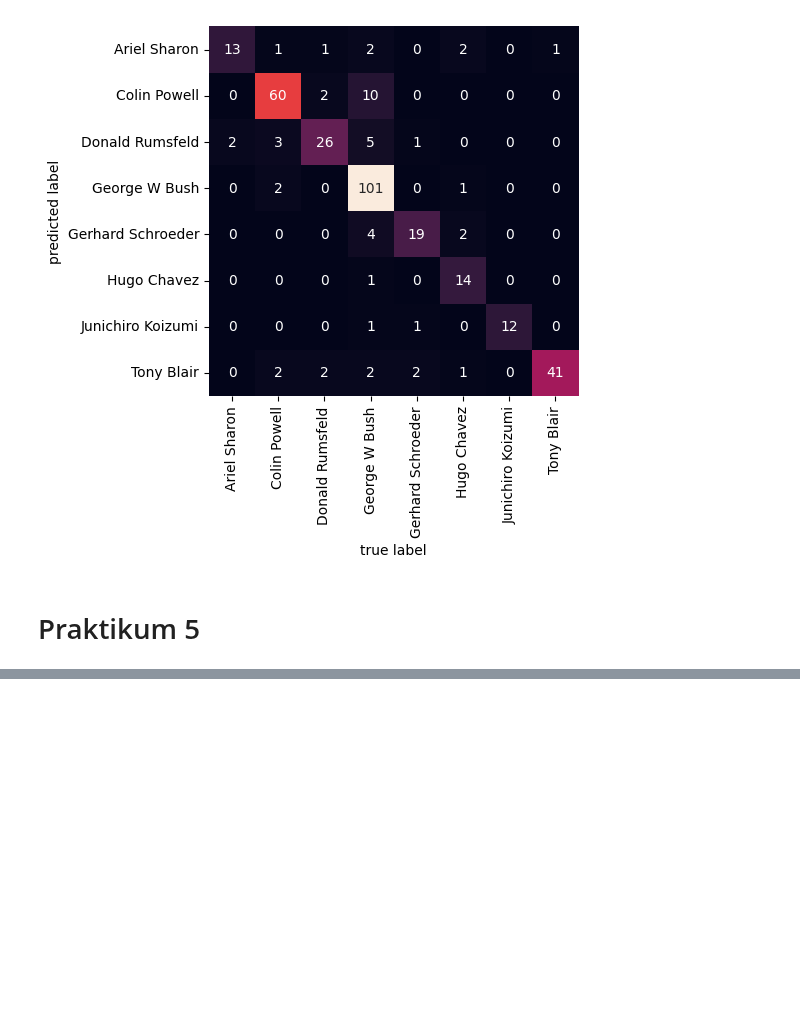
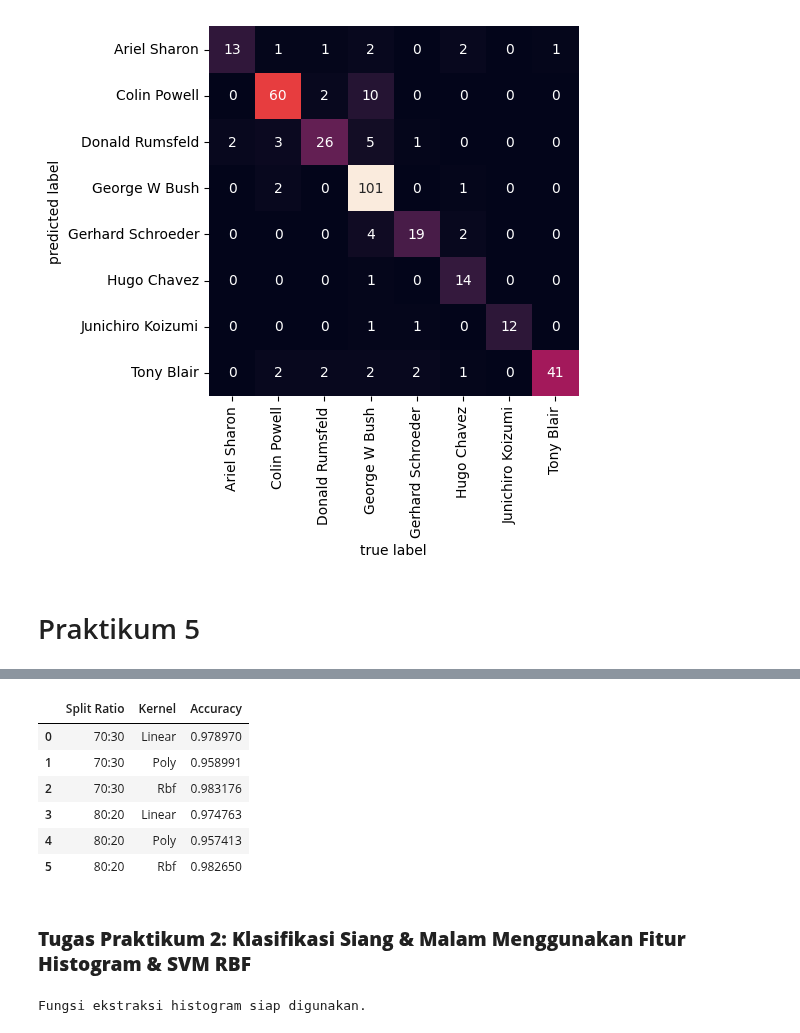
Before and after one commit to Marcel-12345/MachineLearning, a Jupyter notebook: TG11_244107020141_AnselmusMarcelPutraAndria.ipynb, the cells around one changed output, grey strips where cells are left out. Drawn from its saved outputs; the diff is of its cells as text; code cells hidden in the pictures; blank space fills up the shorter version.

```diff
--- a/TG11_244107020141_AnselmusMarcelPutraAndria.ipynb
+++ b/TG11_244107020141_AnselmusMarcelPutraAndria.ipynb
@@ -371,0 +413,65 @@ Text(113.92222222222219, 0.5, 'predicted label')
+# %%
+# 3. Eksperimen Split Rasio & Kernel
+split_ratios = [0.3, 0.2]  # Test size untuk 70:30 dan 80:20
+kernels = ['linear', 'poly', 'rbf']
+results = []
+
+for test_sz in split_ratios:
+    train_sz = int((1 - test_sz) * 100)
+    test_pct = int(test_sz * 100)
+    split_name = f"{train_sz}:{test_pct}"
+
+    # Split data
+    X_train, X_test, y_train, y_test = train_test_split(
+        X_voice, y_voice, test_size=test_sz, random_state=42, stratify=y_voice
+    )
+
+    for kernel in kernels:
+        # Inisialisasi dan fitting model
+        clf = SVC(kernel=kernel, random_state=42)
+        clf.fit(X_train, y_train)
+
+        # Prediksi & Evaluasi Akurasi
+        y_pred = clf.predict(X_test)
+        acc = accuracy_score(y_test, y_pred)
+
+        results.append({
+            'Split Ratio': split_name,
+            'Kernel': kernel.capitalize(),
+            'Accuracy': acc
+        })
+
+# 4. Tabulasi Hasil Evaluasi
+df_results = pd.DataFrame(results)
+display(df_results)
+# %% [output]
+|  | Split Ratio | Kernel | Accuracy |
+| 0 | 70:30 | Linear | 0.978970 |
+| 1 | 70:30 | Poly | 0.958991 |
+| 2 | 70:30 | Rbf | 0.983176 |
+| 3 | 80:20 | Linear | 0.974763 |
+| 4 | 80:20 | Poly | 0.957413 |
+| 5 | 80:20 | Rbf | 0.982650 |
+# %% [markdown]
+### **Tugas Praktikum 2: Klasifikasi Siang & Malam Menggunakan Fitur Histogram & SVM RBF**
+# %%
+import os
+import cv2
+from sklearn.model_selection import GridSearchCV
+
+# Fungsi ekstraksi histogram warna (RGB) sebagai fitur gambar
+def extract_color_histogram(image_path, bins=(8, 8, 8)):
+    image = cv2.imread(image_path)
+    if image is None:
+        return None
+    # Konversi BGR ke RGB
+    image = cv2.cvtColor(image, cv2.COLOR_BGR2RGB)
+    # Hitung histogram 3D untuk R, G, dan B channels
+    hist = cv2.calcHist([image], [0, 1, 2], None, bins, [0, 256, 0, 256, 0, 256])
+    # Normalisasi histogram
+    cv2.normalize(hist, hist)
+    return hist.flatten()
+
+print("Fungsi ekstraksi histogram siap digunakan.")
+# %% [output]
+Fungsi ekstraksi histogram siap digunakan.
```
Also changed, not shown: parts of 4 cells of this notebook.
